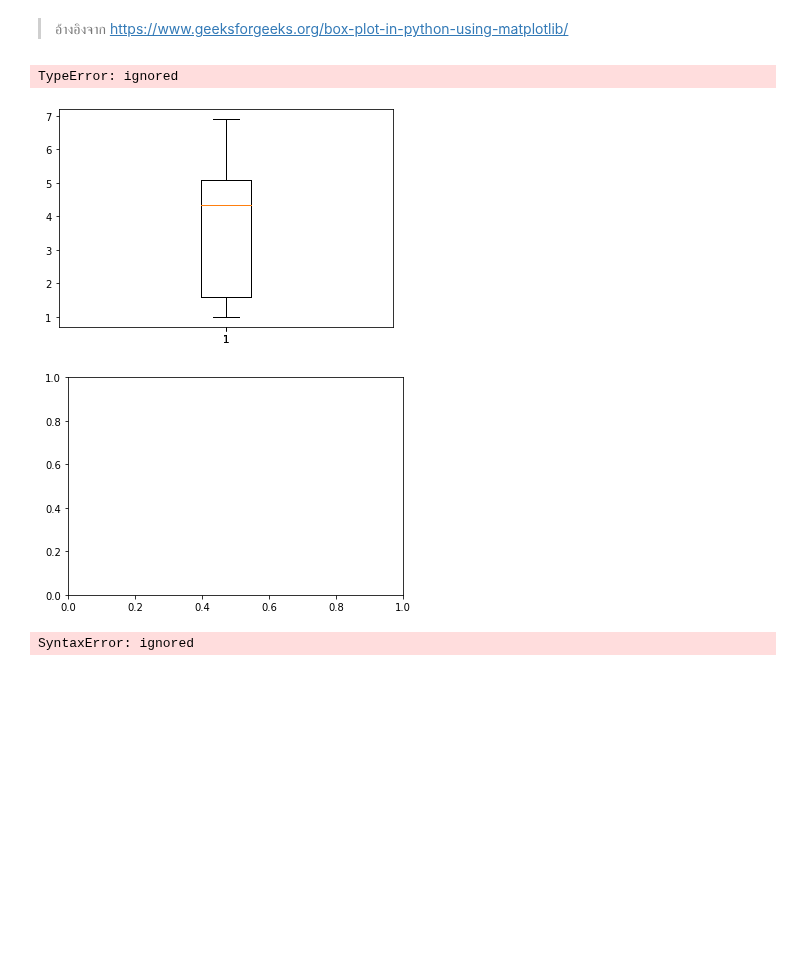
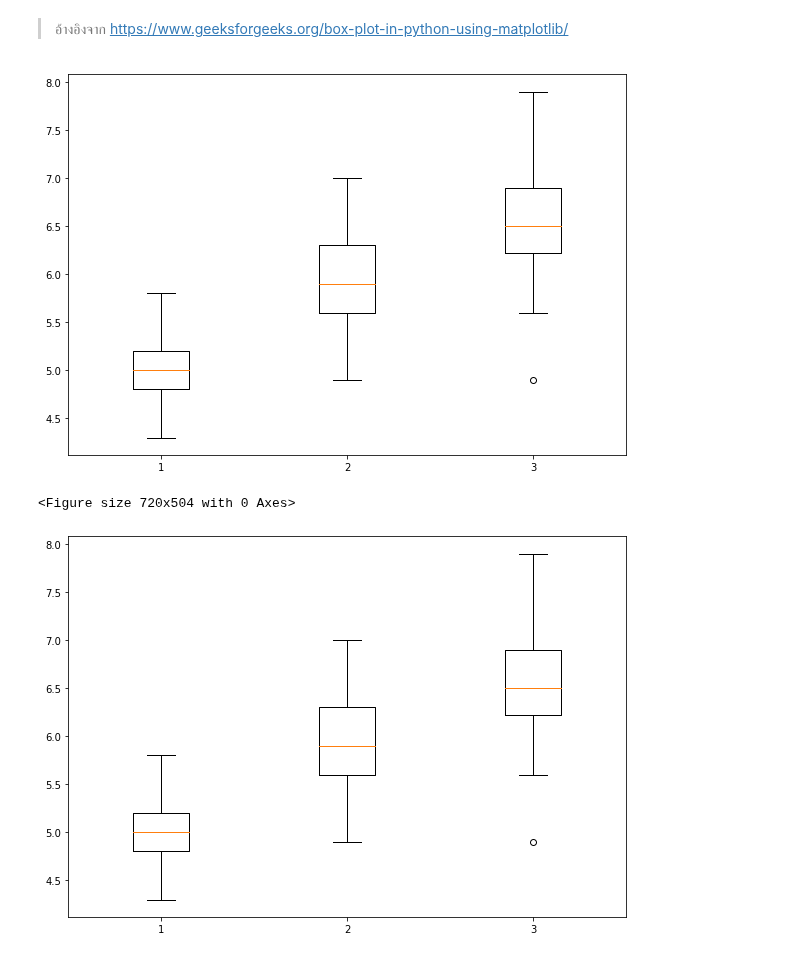
Before and after one commit to 623020514-5/Python-Data-Viz.-, a Jupyter notebook: DataViz02_Data_Distribution.ipynb, the cells around one changed output. Saved outputs shown, nothing was run; the diff lists cells and outputs as text; code cells hidden in the pictures; blank space fills up the shorter version.

```diff
--- a/DataViz02_Data_Distribution.ipynb
+++ b/DataViz02_Data_Distribution.ipynb
@@ -360,35 +360,3 @@ TypeError: ignored
 [figure]
 # %% [markdown]
 >อ้างอิงจาก https://www.geeksforgeeks.org/box-plot-in-python-using-matplotlib/
-# %%
-data_1 = plt.boxplot(df2['PetalLength'][:50])
-data_2 = plt.boxplot(df2['PetalLength'][50:100])
-data_3 = plt.boxplot(df2['PetalLength'][100:])
-data = [data_1, data_2, data_3]
-colors = ['red','green','blue']
-fig, ax = plt.subplots()
-box_dict = ax.boxplot(data, patch_artist=True,  showmeans=True)
-for item in ['boxes', 'fliers', 'medians', 'means']:
-    for sub_item,color in zip(box_dict[item], colors):
-        plt.setp(sub_item, color=color)
-# whiskers and caps have to be treated separately since there are two of each for each plot
-for item in ['whiskers', 'caps']:
-    for sub_items,color in zip(zip(box_dict[item][::2],box_dict[item][1::2]),colors):
-        plt.setp(sub_items, color=color)
-# %% [output]
-TypeError: ignored
-[figure, removed]
-[figure, removed]
-# %%
-import seaborn as sns
-data_1 = plt.boxplot(df2['PetalLength'][:50])
-data_2 = plt.boxplot(df2['PetalLength'][50:100])
-data_3 = plt.boxplot(df2['PetalLength'][100:])
-data = [data_1, data_2, data_3]
-sns.boxplot(data = [data_1, data_2, data_3])
-sns.boxplot(
-    data = [data_1, data_2, data_3],
-    palette=[sns.xkcd_rgb["pale red"], sns.xkcd_rgb["medium green"],[sns.xkcd_rgb["pale red"]]
-)
-# %% [output]
-SyntaxError: ignored
@@ -394,0 +368,21 @@ SyntaxError: ignored
+# %%
+setosa_np = df.iloc[:50,:-1].to_numpy()
+versicolor_np = df.iloc[50:100,:-1].to_numpy()
+virginica_np = df.iloc[100:150,:-1].to_numpy()
+# %%
+matplotlib.rcParams['figure.figsize'] = [10,7]
+data = [setosa_np[:,0],versicolor_np[:,0],virginica_np[:,0]]
+fig1, ax1 = plt.subplots()
+ax1.boxplot(data)
+plt.show()
+# %% [output]
+[figure, added]
+# %%
+fig = plt.figure(figsize =(10, 7))
+data = [setosa_np[:,0],versicolor_np[:,0],virginica_np[:,0]]
+fig1, ax1 = plt.subplots()
+ax1.boxplot(data)
+plt.show()
+# %% [output]
+<Figure size 720x504 with 0 Axes>
+[figure, added]
```
Also changed, not shown: parts of 2 cells of this notebook.
